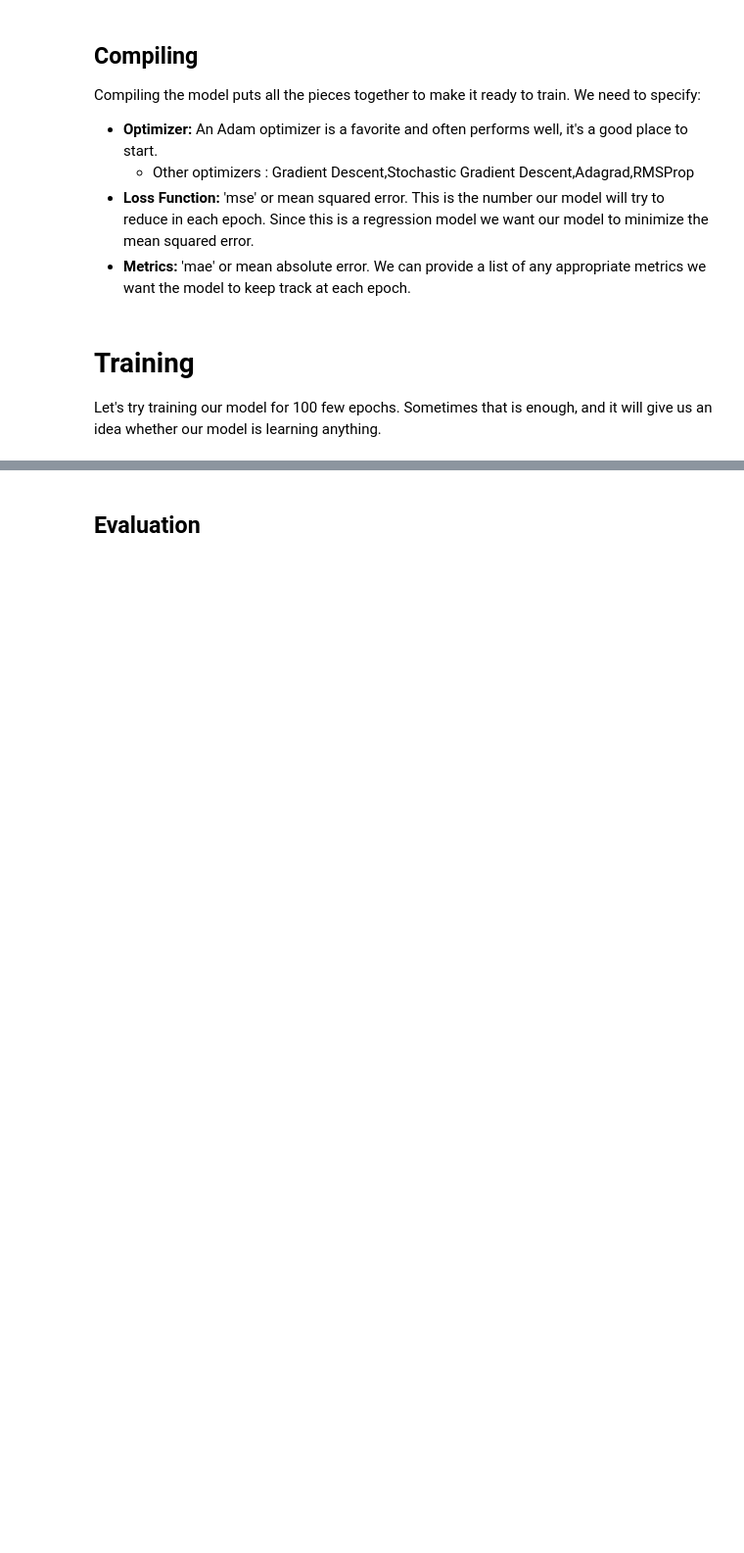
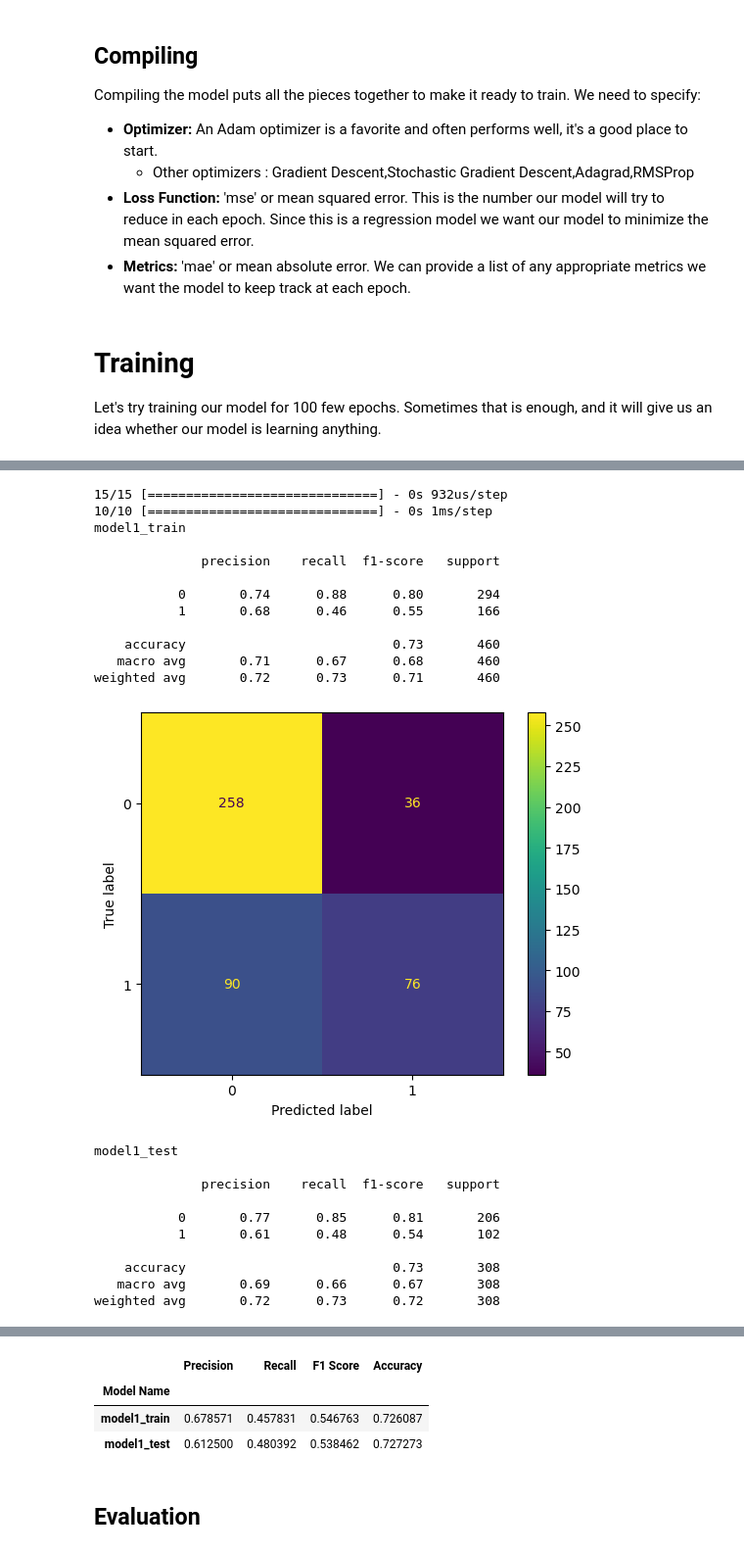
Before and after one commit to Caellwyn/intermediate-ml-wk-03-deep-learning-codealongs, a Jupyter notebook: IN CLASS Lecture 2 - Tuning Neural Networks.ipynb, the cells around one changed output, grey strips where cells are left out. Shown at 98% size. Saved outputs shown, nothing was run; the diff lists cells and outputs as text; code cells hidden in the pictures; blank space fills up the shorter version.

```diff
--- a/IN CLASS Lecture 2 - Tuning Neural Networks.ipynb
+++ b/IN CLASS Lecture 2 - Tuning Neural Networks.ipynb
@@ -192,0 +319,34 @@ Let's try training our model for 100 few epochs.  Sometimes that is enough, and
+# %%
+# Apply the custom function to see how your model is doing
+train_preds = np.rint(class_model1.predict(X_train))
+test_preds = np.rint(class_model1.predict(X_test))
+
+train_scores = eval_classification(y_train, train_preds, name='model1_train')
+test_scores = eval_classification(y_test, test_preds, name='model1_test')
+
+scores = pd.concat([train_scores, test_scores])
+scores
+# %% [output]
+15/15 [==============================] - 0s 932us/step
+10/10 [==============================] - 0s 1ms/step
+model1_train
+
+              precision    recall  f1-score   support
+
+           0       0.74      0.88      0.80       294
+           1       0.68      0.46      0.55       166
+
+    accuracy                           0.73       460
+   macro avg       0.71      0.67      0.68       460
+weighted avg       0.72      0.73      0.71       460
+[figure, added]
+model1_test
+
+              precision    recall  f1-score   support
+
+           0       0.77      0.85      0.81       206
+           1       0.61      0.48      0.54       102
+
+    accuracy                           0.73       308
+   macro avg       0.69      0.66      0.67       308
+weighted avg       0.72      0.73      0.72       308
@@ -193,3 +354,7 @@ Let's try training our model for 100 few epochs.  Sometimes that is enough, and
+|  | Precision | Recall | F1 Score | Accuracy |
+| Model Name |  |  |  |  |
+| model1_train | 0.678571 | 0.457831 | 0.546763 | 0.726087 |
+| model1_test | 0.612500 | 0.480392 | 0.538462 | 0.727273 |
 # %% [markdown]
 ## Evaluation
 # %%
```
Also changed, not shown: parts of 39 cells of this notebook.
